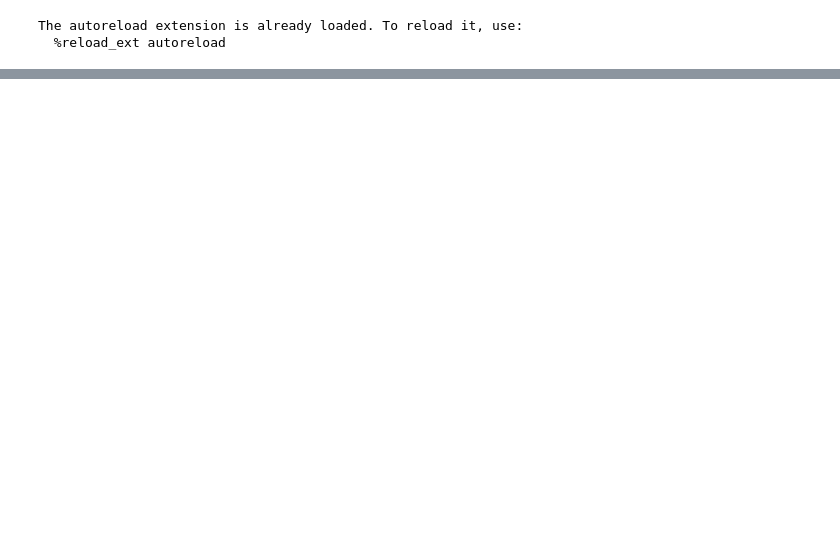
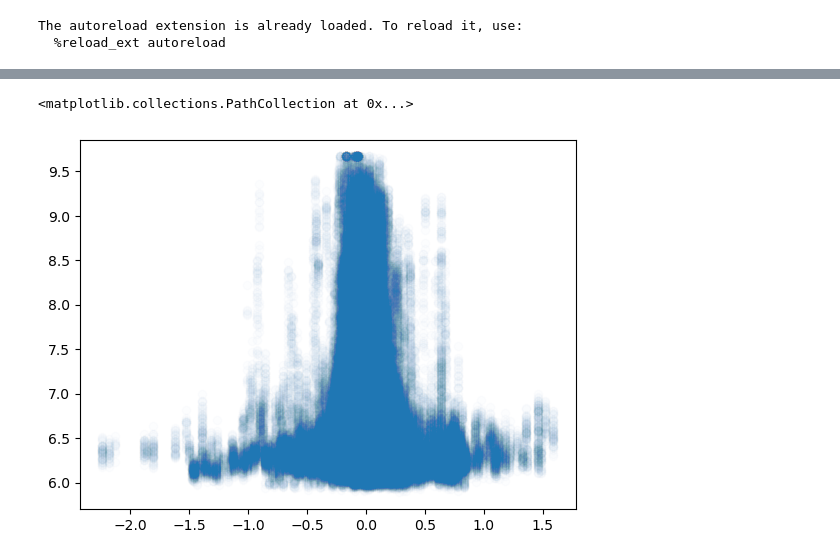
Before and after one commit to xies/mouse_skin_size_control, a Jupyter notebook: 2025_lineage_analysis/stills_analysis/live_k10_intensity_curvature.ipynb, the cells around one changed output, grey strips where cells are left out. Saved outputs shown, nothing was run; the diff lists cells and outputs as text; code cells hidden in the pictures; blank space fills up the shorter version.

```diff
--- a/2025_lineage_analysis/stills_analysis/live_k10_intensity_curvature.ipynb
+++ b/2025_lineage_analysis/stills_analysis/live_k10_intensity_curvature.ipynb
@@ -65,0 +104,7 @@ HBox(children=(VBox(children=(VBox(children=(HBox(children=(VBox(children=(Image
+# %%
+plt.scatter(curvature,np.log(k10_resliced[0,...]),alpha=0.01)
+# plot_bin_means(curvature,np.log(k10_max),bin_edges=20,minimum_n=50,color='r')
+# df.loc[1659]
+# %% [output]
+<matplotlib.collections.PathCollection at 0x...>
+[figure, added]
```
Also changed, not shown: parts of 12 cells of this notebook, 11 other files.
